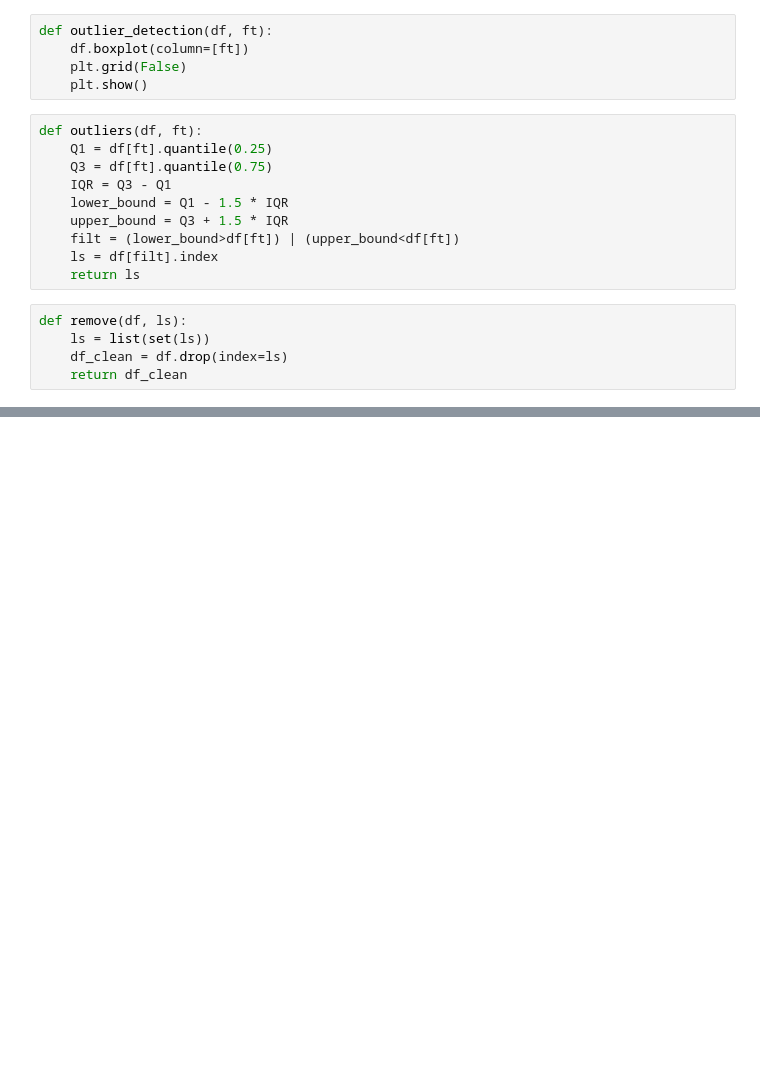
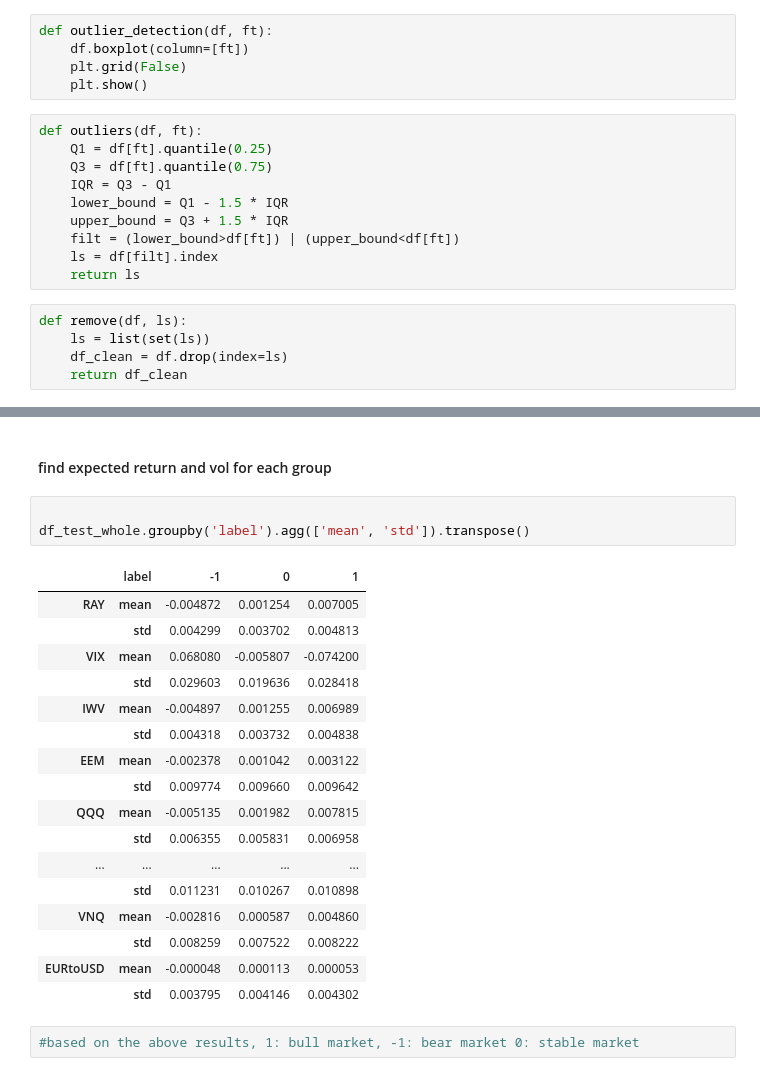
Before and after one commit to Vaanke/IAQF22, a Jupyter notebook: IAQF.ipynb, the cells around one changed output, grey strips where cells are left out. Cells and saved outputs as stored; diff of their text form; blank space fills up the shorter version.

```diff
--- a/IAQF.ipynb
+++ b/IAQF.ipynb
@@ -243,0 +238,25 @@ df_datarobot_test.to_csv('df_datarobot_test.csv')
+# %% [markdown]
+#### find expected return and vol for each group
+# %%
+
+df_test_whole.groupby('label').agg(['mean', 'std']).transpose()
+# %% [output]
+|  | label | -1 | 0 | 1 |
+| RAY | mean | -0.004872 | 0.001254 | 0.007005 |
+|  | std | 0.004299 | 0.003702 | 0.004813 |
+| VIX | mean | 0.068080 | -0.005807 | -0.074200 |
+|  | std | 0.029603 | 0.019636 | 0.028418 |
+| IWV | mean | -0.004897 | 0.001255 | 0.006989 |
+|  | std | 0.004318 | 0.003732 | 0.004838 |
+| EEM | mean | -0.002378 | 0.001042 | 0.003122 |
+|  | std | 0.009774 | 0.009660 | 0.009642 |
+| QQQ | mean | -0.005135 | 0.001982 | 0.007815 |
+|  | std | 0.006355 | 0.005831 | 0.006958 |
+| ... | ... | ... | ... | ... |
+|  | std | 0.011231 | 0.010267 | 0.010898 |
+| VNQ | mean | -0.002816 | 0.000587 | 0.004860 |
+|  | std | 0.008259 | 0.007522 | 0.008222 |
+| EURtoUSD | mean | -0.000048 | 0.000113 | 0.000053 |
+|  | std | 0.003795 | 0.004146 | 0.004302 |
+# %%
+#based on the above results, 1: bull market, -1: bear market 0: stable market
```
Also changed, not shown: parts of 42 cells of this notebook.
